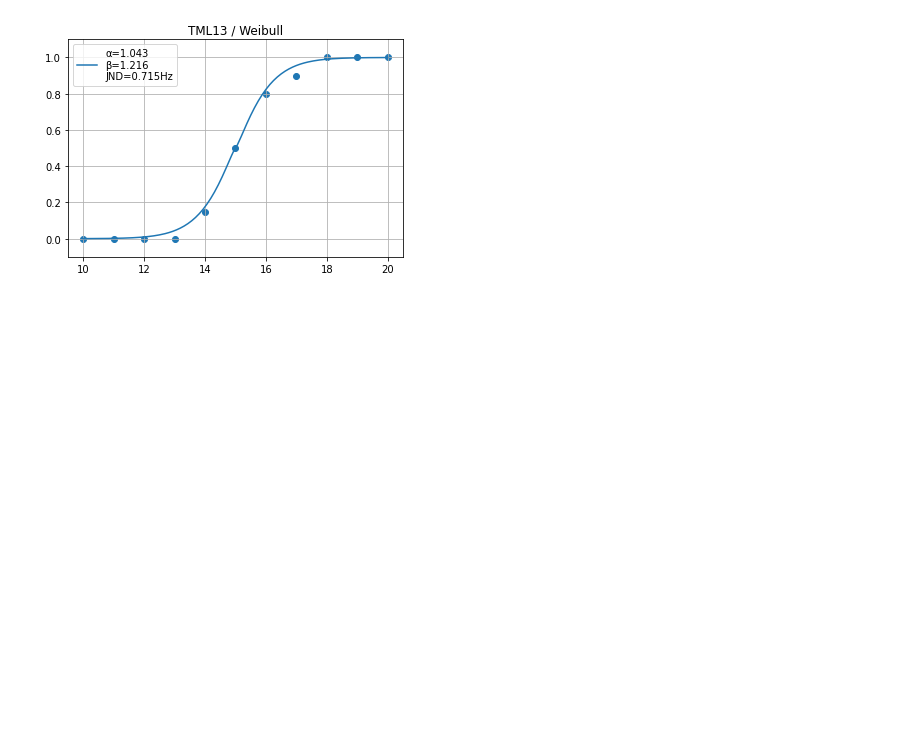
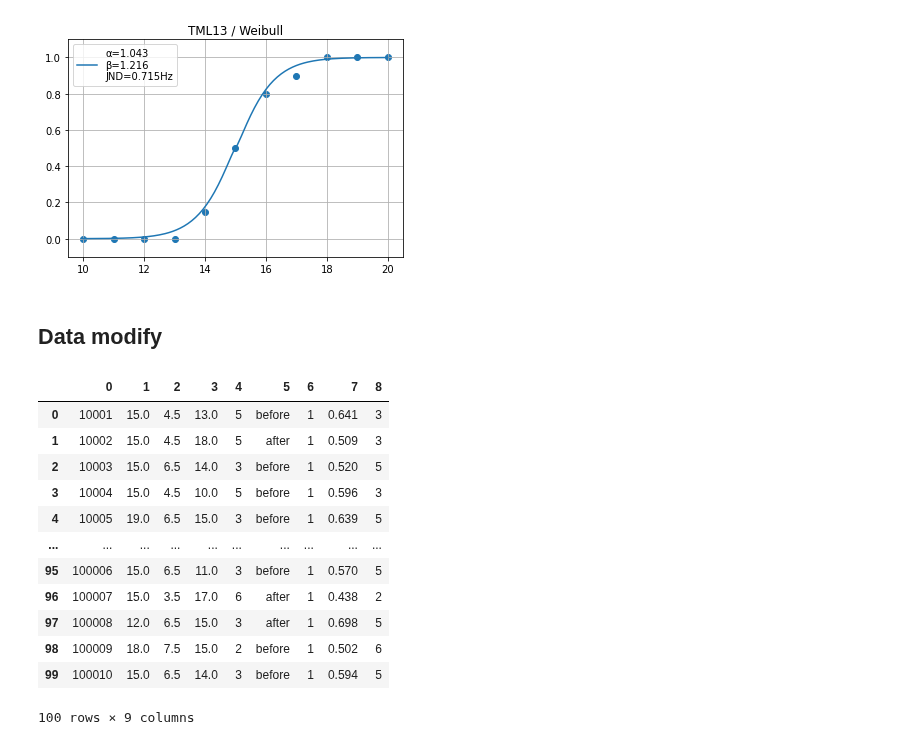
Before and after one commit to psb629/labs, a Jupyter notebook: TM/scripts/TM_behav.ipynb, the cells around one changed output. Drawn from its saved outputs; the diff is of its cells as text; code cells hidden in the pictures; blank space fills up the shorter version.

Commit message:
modified TML data for performance evaluation

```diff
--- a/TM/scripts/TM_behav.ipynb
+++ b/TM/scripts/TM_behav.ipynb
@@ -167,3 +169,23 @@ from TM import curve_fit
 params = curve_fit('TML13',3)
 # %% [output]
 [figure]
+# %% [markdown]
+## Data modify
+# %%
+subj = 'TML19'
+df = pd.read_csv(join(behav_dir,'%s_behav_data_Dis.dat'%subj), sep='\t', header=None )
+df
+# %% [output]
+|  | 0 | 1 | 2 | 3 | 4 | 5 | 6 | 7 | 8 |
+| 0 | 10001 | 15.0 | 4.5 | 13.0 | 5 | before | 1 | 0.641 | 3 |
+| 1 | 10002 | 15.0 | 4.5 | 18.0 | 5 | after | 1 | 0.509 | 3 |
+| 2 | 10003 | 15.0 | 6.5 | 14.0 | 3 | before | 1 | 0.520 | 5 |
+| 3 | 10004 | 15.0 | 4.5 | 10.0 | 5 | before | 1 | 0.596 | 3 |
+| 4 | 10005 | 19.0 | 6.5 | 15.0 | 3 | before | 1 | 0.639 | 5 |
+| ... | ... | ... | ... | ... | ... | ... | ... | ... | ... |
+| 95 | 100006 | 15.0 | 6.5 | 11.0 | 3 | before | 1 | 0.570 | 5 |
+| 96 | 100007 | 15.0 | 3.5 | 17.0 | 6 | after | 1 | 0.438 | 2 |
+| 97 | 100008 | 12.0 | 6.5 | 15.0 | 3 | after | 1 | 0.698 | 5 |
+| 98 | 100009 | 18.0 | 7.5 | 15.0 | 2 | before | 1 | 0.502 | 6 |
+| 99 | 100010 | 15.0 | 6.5 | 14.0 | 3 | before | 1 | 0.594 | 5 |
+100 rows × 9 columns
```
Also changed, not shown: parts of 2 cells of this notebook, 11 other files.
